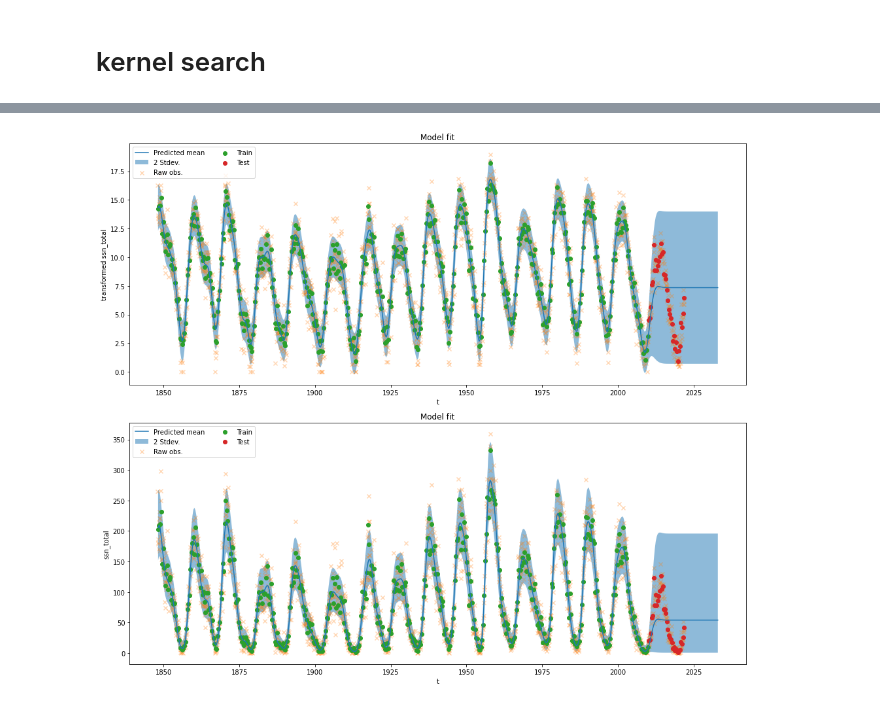
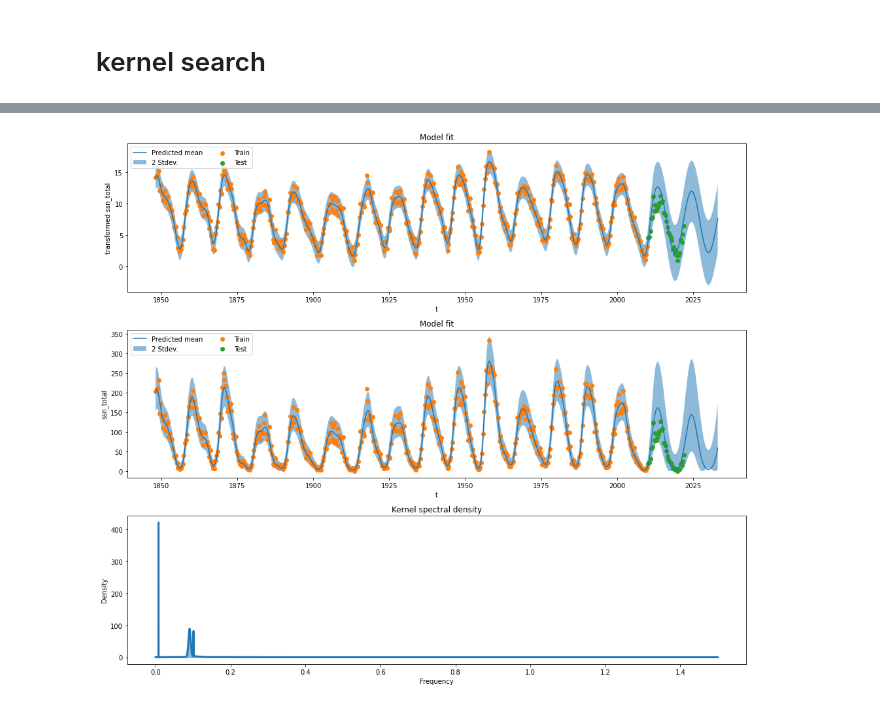
Before and after one commit to hbl4310/sunspots, a Jupyter notebook: analysis/kernel_search.ipynb, the cells around one changed output, grey strips where cells are left out. Cells and saved outputs as stored; diff of their text form; code cells hidden in the pictures.

```diff
--- a/analysis/kernel_search.ipynb
+++ b/analysis/kernel_search.ipynb
@@ -293,0 +325,4 @@ x, y = train_x, transf_train_y
+# %%
+kernels = base_kernels[len(smk_mixtures):len(smk_mixtures)+3] + [base_kernels[-1]]
+kernel_names = base_kernel_names[len(smk_mixtures):len(smk_mixtures)+3] + [base_kernel_names[-1]]
+kernel_names
@@ -328 +595,13 @@ bic_cache
+# %%
+# %% analysis
+best_crit = min(i for v in nll_cache.values() for i in list(v.values()))
+for d in range(len(nll_cache)):
+    for k,v in nll_cache[d].items():
+        if v == best_crit:
+            kname = k
+            break
+
+k = kernel_cache[depth][kname]
+
+model, score = fit_model_repeat(x, y, k, 5, training_iter=2000)
 # %%
@@ -410,19 +646,18 @@ bic_cache
+# %%
+k = base_kernels[3]
+model, bic = fit_model_repeat(x, y, k, 5, training_iter=2000, criteria=calc_BIC)
 # %%
-# %% analysis
-depth = max(bic_cache.keys())
-kname, score = min(bic_cache[depth].items(), key=lambda kv: kv[1])
-k = kernel_cache[depth][kname]
+smk = model.cov
 
-model = fit_model(x, y, k, training_iter = 2000)
-def plot_model_fit(model, figsize=(14, 12), transform=identity):
+def plot_model_fit(model, smk, f_s=12, figsize=(14, 12), transform=identity):
     pred, lower, upper = model.predict(all_x)
 
     if transform == identity:
         ts = [(transform, 'ssn_total'), ]
-        nplots = 1
+        nplots = 2
     else:
         ts = [(identity, 'transformed ssn_total'), (transform, 'ssn_total')]
-        nplots = 2
+        nplots = 3
     fig, ax = plt.subplots(nplots, 1, figsize=figsize)
     for i,(t,ylbl) in enumerate(ts):
         ax_t = ax[i]
@@ -432,19 +667,53 @@ def plot_model_fit(model, figsize=(14, 12), transform=identity):
         ax_t.plot(all_x, t(pred.mean).numpy().flatten(), label='Predicted mean')
         ax_t.fill_between(all_x, t(lower).numpy(), t(upper).numpy(), alpha=0.5, label='2 Stdev.')
         data_ = data.loc[data.year_frac > min_train_year]
-        ax_t.scatter(data_.year_frac, t(input_transform(data_.ssn_total)), label='Raw obs.', marker='x', alpha=0.3)
+        # ax_t.scatter(data_.year_frac, t(input_transform(data_.ssn_total)), label='Raw obs.', marker='x', alpha=0.3)
         ax_t.scatter(train_x, t(transf_train_y), label='Train')
         ax_t.scatter(test_x, t(transf_test_y), label='Test')
         ax_t.legend(loc='upper left', ncol=2)
 
+    density = spectral_density(smk)
+    nyquist = f_s/2
+    freq = torch.linspace(0, nyquist, 5000).reshape(-1, 1)
+    density2 = density.log_prob(freq).exp()
+    plot_density(freq, density2, ax=ax[nplots-1])
+    ax[nplots-1].set_ylabel('Density')
+    fig.tight_layout()
+    return freq, density2, fig, ax
+
+smk = model.cov
+
+print(f'BIC {calc_BIC(model, train_x, transf_train_y):.2f}')
+print(f'train log-likelihood: {data_loglik(model, train_x, transf_train_y) / train_x.shape[0]:.2f}')
+print(f'test log-likelihood: {data_loglik(model, test_x, transf_test_y) / test_x.shape[0]:.2f}')
+freq, density, fig, ax = plot_model_fit(model, smk, f_s=f_s, transform=output_transform)
+peak_freq, peak_density = get_peaks(freq, density)
+print(f'freq peaks at: {", ".join([f"{1/f:.2f} ({d:.2f})" for f,d in zip(peak_freq, peak_density)])}')
+fig.savefig('./smk-fit.png')
+
+def plot_model_kernel(kernel, figsize=(8, 7)):
+    fig, ax = plt.subplots(figsize=figsize)
+    plot_kernel(kernel, xx=torch.linspace(-100, 100, 1000), ax=ax)
+    ax.set_title('Learned kernel')
     fig.tight_layout()
     return fig, ax
 
-model.train()
-print(f'BIC {calc_BIC(model, train_x, transf_train_y):.2f}')
-print(f'train log-likelihood: {data_loglik(model, train_x, transf_train_y):.2f}')
-model.eval()
-print(f'BIC {calc_BIC(model, test_x, transf_test_y):.2f}')
-print(f'test log-likelihood: {data_loglik(model, test_x, transf_test_y):.2f}')
-fig, ax = plot_model_fit(model, transform=output_transform)
+def plot_covariance(kernel, grid, figsize=(8, 7)):
+    fig, ax = plt.subplots(figsize=figsize)
+    ax.matshow(kernel(grid, grid).numpy())
+    tickindex = [int(i) for i in ax.get_xticks()[1:-1]]
+    ticklabels = grid.numpy()[tickindex].tolist()
+    ticklabels = [f'{int(l)}' for l in ticklabels]
+    ax.set_xticks(tickindex)
+    ax.set_xticklabels(ticklabels)
+    ax.set_yticks(tickindex)
+    ax.set_yticklabels(ticklabels)
+    ax.set_title('Induced covariance matrix')
+    fig.tight_layout()
+    return fig, ax
+
+fig, ax = plot_model_kernel(model.cov)
+fig.savefig('./smk-kernel.png')
+fig, ax = plot_covariance(model.cov, history_x)
+fig.savefig('./smk-covariance.png')
 # %% [output]
@@ -455 +724 @@ test log-likelihood: -51.96
-[figure, old version]
+[figure, new version]
```
Also changed, not shown: parts of 44 cells of this notebook.
